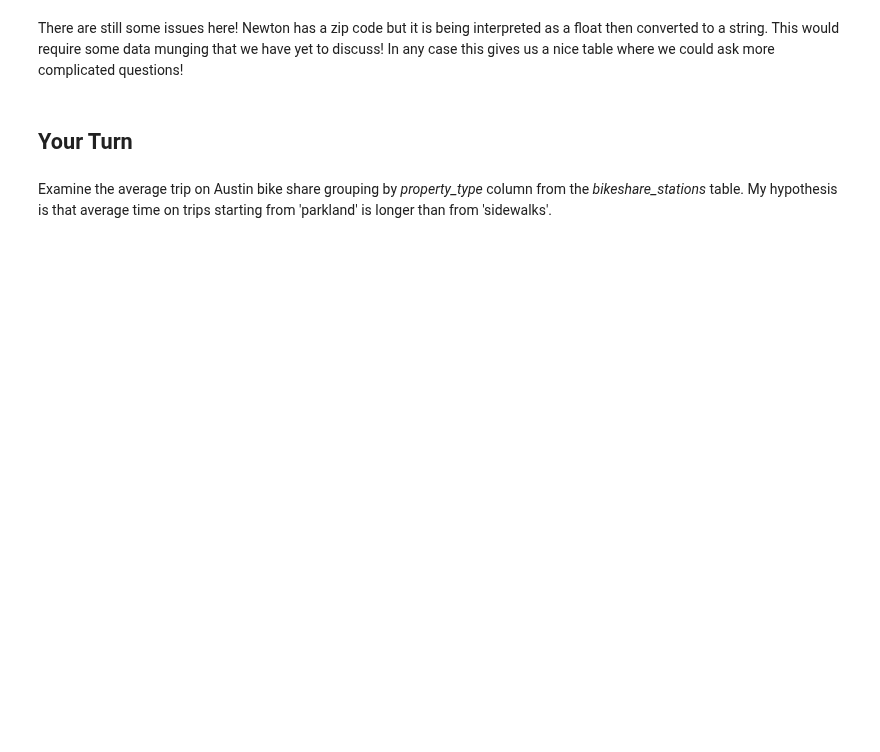
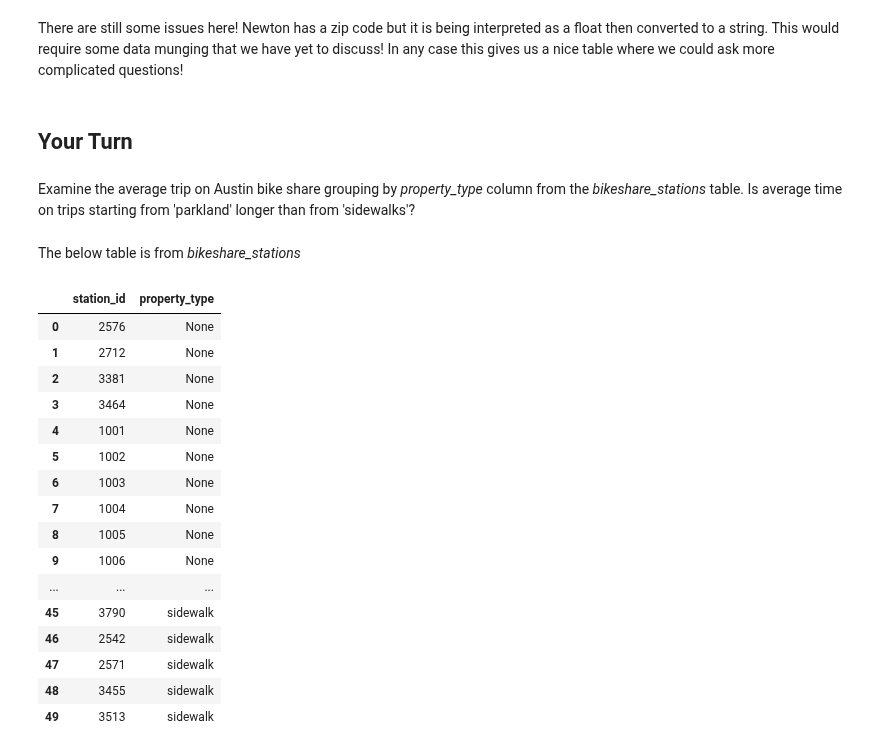
Before and after one commit to nurfnick/Data_Viz, a Jupyter notebook: 06_SQL_Joins.ipynb, the cells around one changed output. Cells and saved outputs as stored; diff of their text form; code cells hidden in the pictures; blank space fills up the shorter version.

```diff
--- a/06_SQL_Joins.ipynb
+++ b/06_SQL_Joins.ipynb
@@ -237,4 +249,32 @@ There are still some issues here!  Newton has a zip code but it is being interpr
 # %% [markdown]
 ## Your Turn
 # %% [markdown]
-Examine the average trip on Austin bike share grouping by *property_type* column from the *bikeshare_stations* table.  My hypothesis is that average time on trips starting from 'parkland' is longer than from 'sidewalks'.
+Examine the average trip on Austin bike share grouping by *property_type* column from the *bikeshare_stations* table.  Is average time on trips starting from 'parkland' longer than from 'sidewalks'?
+# %% [markdown]
+The below table is from *bikeshare_stations*
+# %%
+
+
+%%bigquery --project pic-math
+
+SELECT station_id, property_type
+FROM `bigquery-public-data.austin_bikeshare.bikeshare_stations`
+LIMIT 50
+# %% [output]
+|  | station_id | property_type |
+| 0 | 2576 | None |
+| 1 | 2712 | None |
+| 2 | 3381 | None |
+| 3 | 3464 | None |
+| 4 | 1001 | None |
+| 5 | 1002 | None |
+| 6 | 1003 | None |
+| 7 | 1004 | None |
+| 8 | 1005 | None |
+| 9 | 1006 | None |
+| ... | ... | ... |
+| 45 | 3790 | sidewalk |
+| 46 | 2542 | sidewalk |
+| 47 | 2571 | sidewalk |
+| 48 | 3455 | sidewalk |
+| 49 | 3513 | sidewalk |
```
Also changed, not shown: parts of 7 cells of this notebook.
